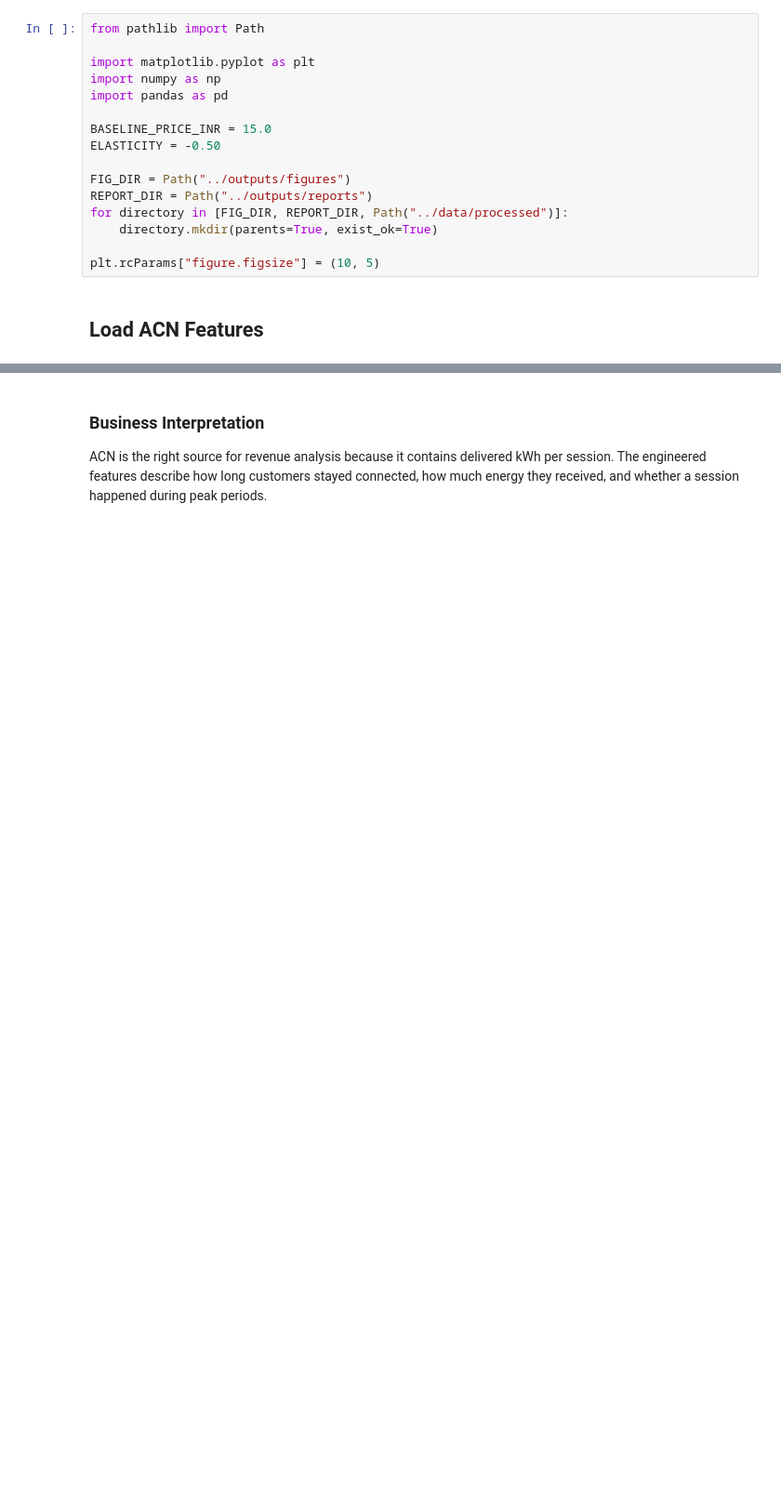
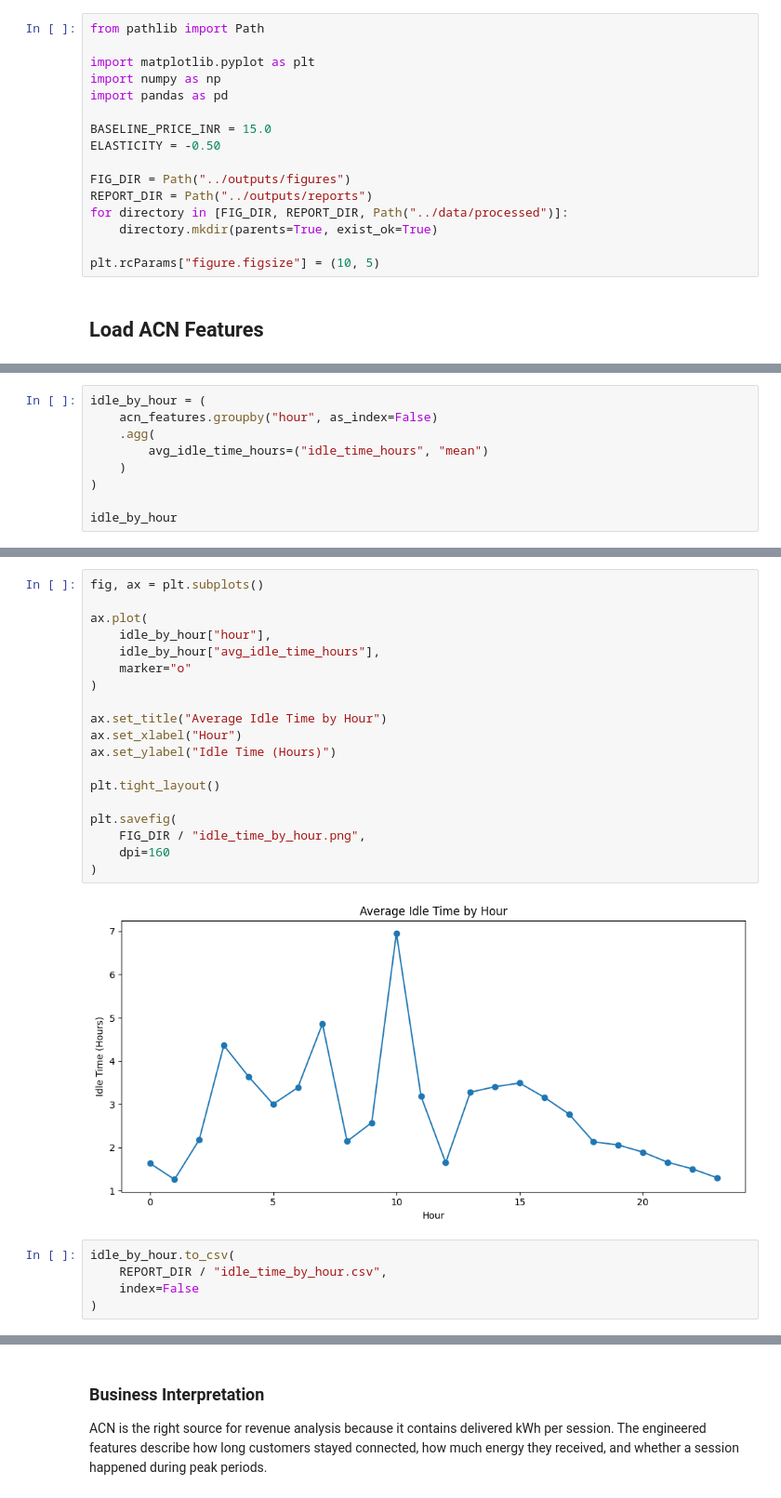
Before and after one commit to krish-2325/ev-dynamic-tariff-optimization, a Jupyter notebook: notebooks/05_tariff_pricing_agent.ipynb, the cells around one changed output, grey strips where cells are left out. Shown at 93% size. Drawn from its saved outputs; the diff is of its cells as text; blank space fills up the shorter version.

```diff
--- a/notebooks/05_tariff_pricing_agent.ipynb
+++ b/notebooks/05_tariff_pricing_agent.ipynb
@@ -86,0 +109,9 @@ acn_features.head()
+# %%
+idle_by_hour = (
+    acn_features.groupby("hour", as_index=False)
+    .agg(
+        avg_idle_time_hours=("idle_time_hours", "mean")
+    )
+)
+
+idle_by_hour
@@ -86,0 +136,26 @@ acn_features.head()
+# %%
+fig, ax = plt.subplots()
+
+ax.plot(
+    idle_by_hour["hour"],
+    idle_by_hour["avg_idle_time_hours"],
+    marker="o"
+)
+
+ax.set_title("Average Idle Time by Hour")
+ax.set_xlabel("Hour")
+ax.set_ylabel("Idle Time (Hours)")
+
+plt.tight_layout()
+
+plt.savefig(
+    FIG_DIR / "idle_time_by_hour.png",
+    dpi=160
+)
+# %% [output]
+[figure, added]
+# %%
+idle_by_hour.to_csv(
+    REPORT_DIR / "idle_time_by_hour.csv",
+    index=False
+)
```
Also changed, not shown: parts of 20 cells of this notebook, 6 other files.
